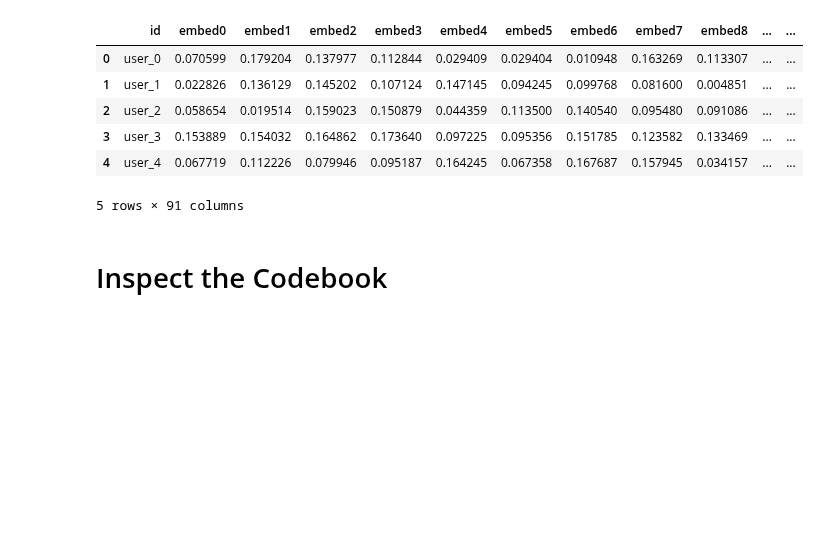
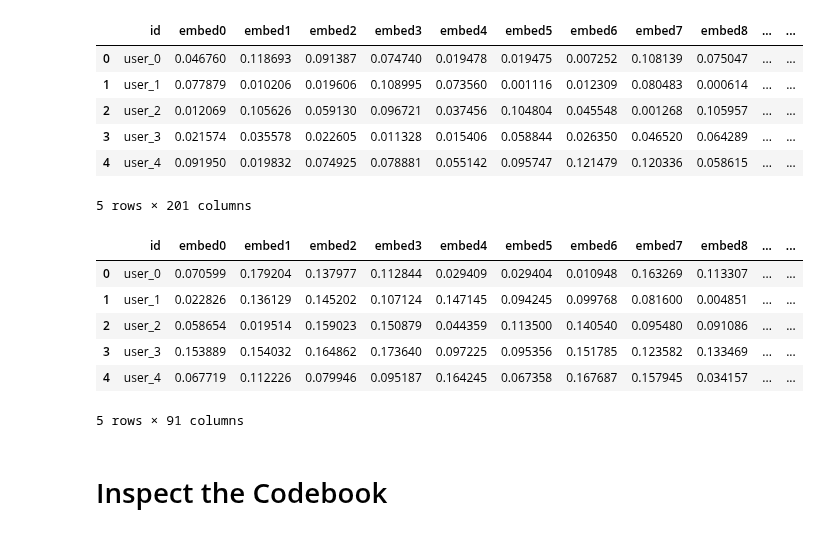
Before and after one commit to VRM1/FAISS_compression, a Jupyter notebook: examples/inspect_data.ipynb, the cells around one changed output. Cells and saved outputs as stored; diff of their text form; code cells hidden in the pictures; blank space fills up the shorter version.

```diff
--- a/examples/inspect_data.ipynb
+++ b/examples/inspect_data.ipynb
@@ -19,4 +19,15 @@ chk.head()
 5 rows × 201 columns
+# %%
+chk =pd.read_parquet('../data/synthetic')
+chk.head()
+# %% [output]
+|  | id | embed0 | embed1 | embed2 | embed3 | embed4 | embed5 | embed6 | embed7 | embed8 | ... | ... |
+| 0 | user_0 | 0.046760 | 0.118693 | 0.091387 | 0.074740 | 0.019478 | 0.019475 | 0.007252 | 0.108139 | 0.075047 | ... | ... |
+| 1 | user_1 | 0.077879 | 0.010206 | 0.019606 | 0.108995 | 0.073560 | 0.001116 | 0.012309 | 0.080483 | 0.000614 | ... | ... |
+| 2 | user_2 | 0.012069 | 0.105626 | 0.059130 | 0.096721 | 0.037456 | 0.104804 | 0.045548 | 0.001268 | 0.105957 | ... | ... |
+| 3 | user_3 | 0.021574 | 0.035578 | 0.022605 | 0.011328 | 0.015406 | 0.058844 | 0.026350 | 0.046520 | 0.064289 | ... | ... |
+| 4 | user_4 | 0.091950 | 0.019832 | 0.074925 | 0.078881 | 0.055142 | 0.095747 | 0.121479 | 0.120336 | 0.058615 | ... | ... |
+5 rows × 201 columns
 # %%
 df = pd.read_parquet('/home/vineeth/Documents/GitWorkSpace/FAISS_compression/data')
 df.head()
```
Also changed, not shown: parts of 1 cell of this notebook, 5 other files.
